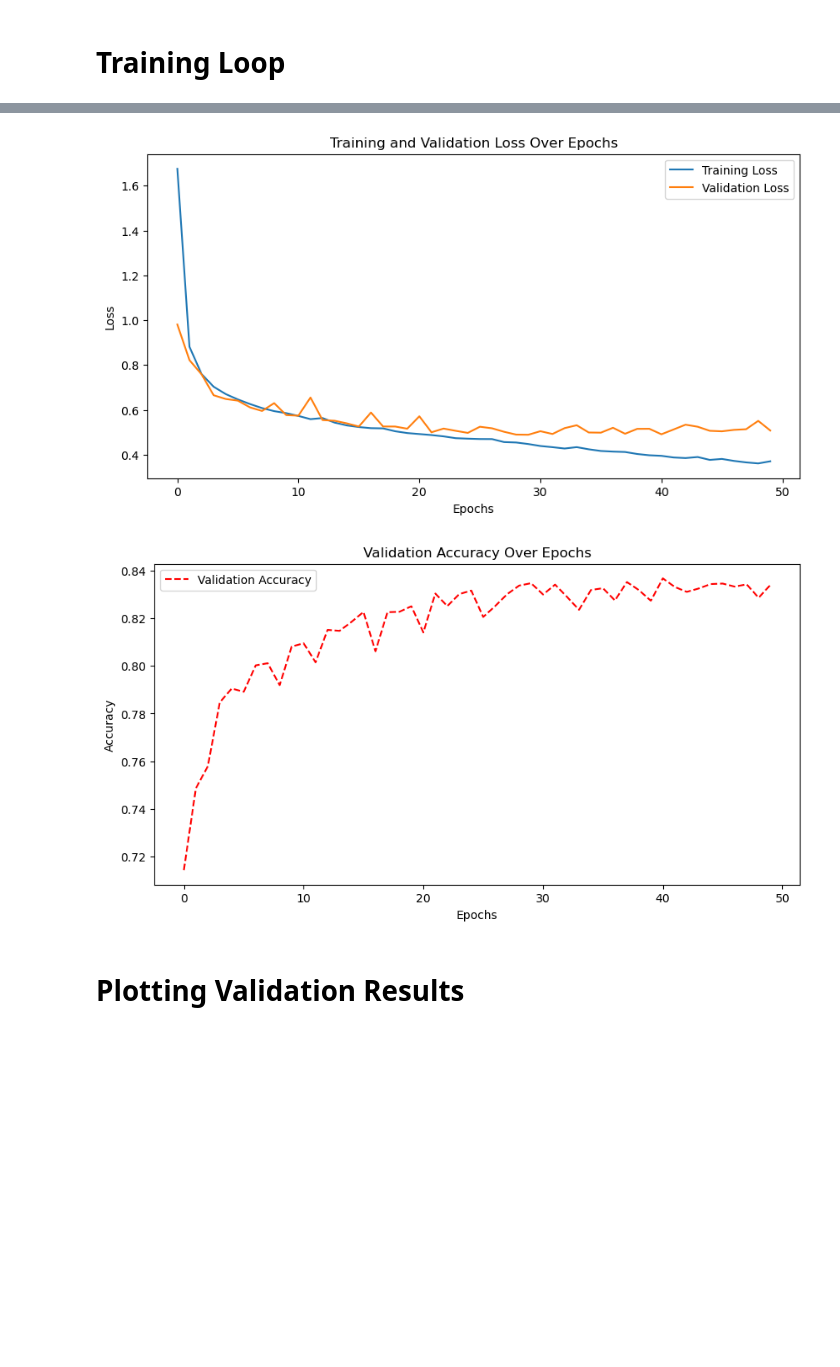
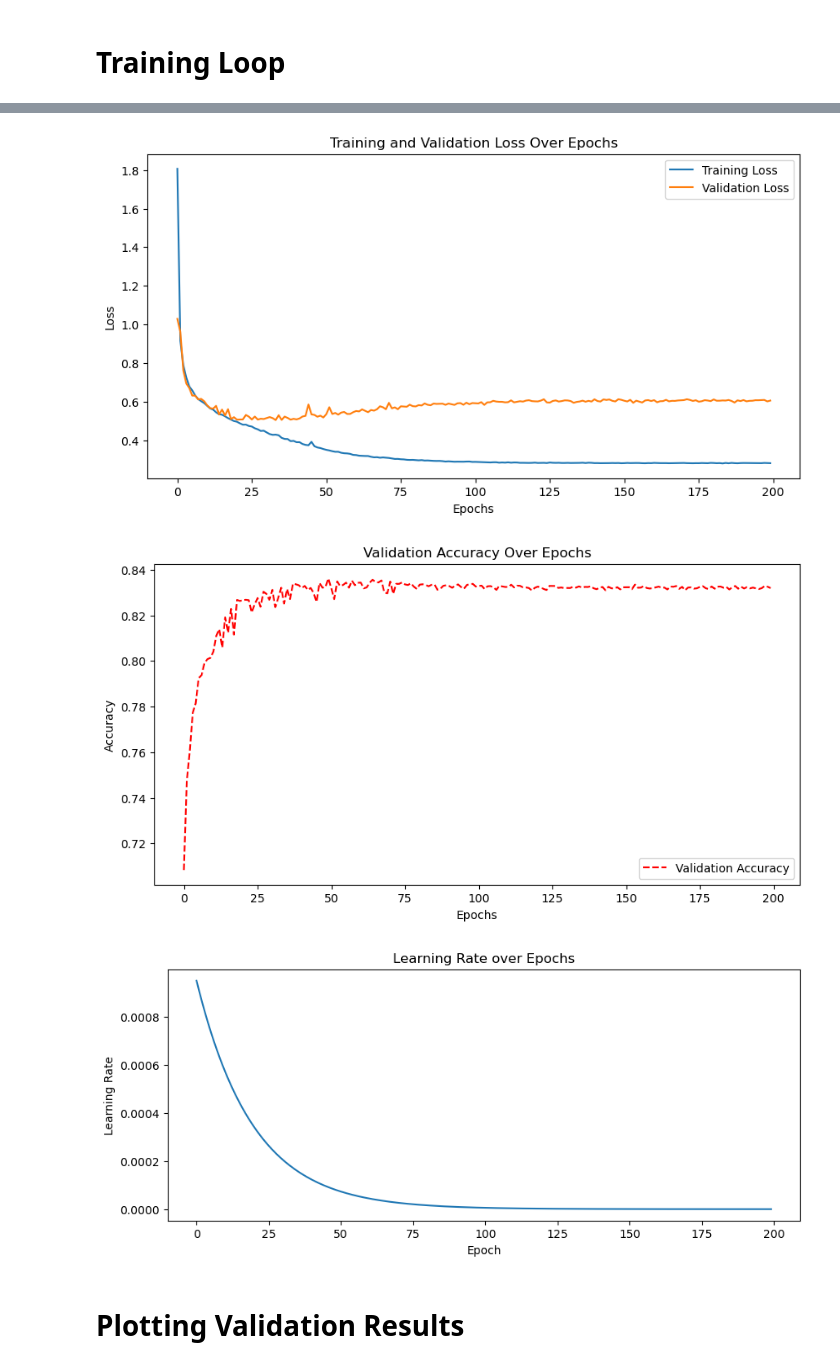
Before and after one commit to matzefit/AIBuildingFunctionPredicition, a Jupyter notebook: training.ipynb, the cells around one changed output, grey strips where cells are left out. Drawn from its saved outputs; the diff is of its cells as text; code cells hidden in the pictures; blank space fills up the shorter version.

Commit message:
U Net with Self Attention 200 EPochs

```diff
--- a/training.ipynb
+++ b/training.ipynb
@@ -284,17 +285,21 @@ Total trainable parameters in U-NetSelfAtt model: 17317372
 
 model = models.UNetSelfAtt(n_channels=3, n_classes=12).to(device)  # Adjusted to include 12 classes
 criterion = nn.CrossEntropyLoss()  # Suitable for classification with multiple classes
-optimizer = AdamW(model.parameters(), lr=1e-3)
+optimizer = AdamW(model.parameters(), lr=1e-3, weight_decay=0.01)
 scheduler = ExponentialLR(optimizer, gamma=0.95)
+# scheduler = ReduceLROnPlateau(optimizer, 'min', factor=0.1, patience=10, verbose=True)
 # %% [markdown]
 # Training Loop
 # %%
-num_epochs = 50
+import matplotlib.pyplot as plt
+
+num_epochs = 200
 scaler = GradScaler()
 
 train_losses = []
 val_losses = []
 val_accuracies = []  # List to store validation accuracies for each epoch
+learning_rates = []  # List to track learning rate for each epoch
 best_val_accuracy = 0  # Track the best validation accuracy for early stopping
 
 for epoch in range(num_epochs):
@@ -361,5 +366,9 @@ for epoch in range(num_epochs):
             torch.save(model.state_dict(), 'best_model.pth')
             print(f"Model saved with accuracy: {val_accuracy:.4f}")
 
+        # Update the scheduler and track the learning rate
+        # scheduler.step(val_epoch_loss)
         scheduler.step()
+
+        learning_rates.append(optimizer.param_groups[0]['lr'])
 # %% [output]
@@ -383,28 +392,38 @@ End of Epoch 50, Validation Loss: 0.5078, Validation Accuracy: 0.8341
 # %%
 
 # Plotting the Training and Validation Losses
 plt.figure(figsize=(10, 5))
 plt.plot(train_losses, label='Training Loss')
 plt.plot(val_losses, label='Validation Loss')
 # plt.xticks(range(num_epochs))  # Set x-ticks to be integer
 plt.xlabel('Epochs')
 plt.ylabel('Loss')
 plt.title('Training and Validation Loss Over Epochs')
 plt.legend()
 plt.show()
 
 # Plotting Validation Accuracy
 plt.figure(figsize=(10, 5))
 plt.plot(val_accuracies, label='Validation Accuracy', linestyle='--', color='r')
 # plt.xticks(range(num_epochs))  # Set x-ticks to be integer
 plt.xlabel('Epochs')
 plt.ylabel('Accuracy')
 plt.title('Validation Accuracy Over Epochs')
 plt.legend()
 plt.show()
+
+# Plotting the learning rate
+plt.figure(figsize=(10, 4))
+plt.plot( learning_rates)
+plt.xlabel('Epoch')
+plt.ylabel('Learning Rate')
+plt.title('Learning Rate over Epochs')
+# plt.grid(True)
+plt.show()
 # %% [output]
-[figure, old version]
+[figure, new version]
-[figure, old version]
+[figure, new version]
+[figure, added]
 # %% [markdown]
 # Plotting Validation Results
 # %%
```
Also changed, not shown: parts of 4 cells of this notebook, 1 other file.
